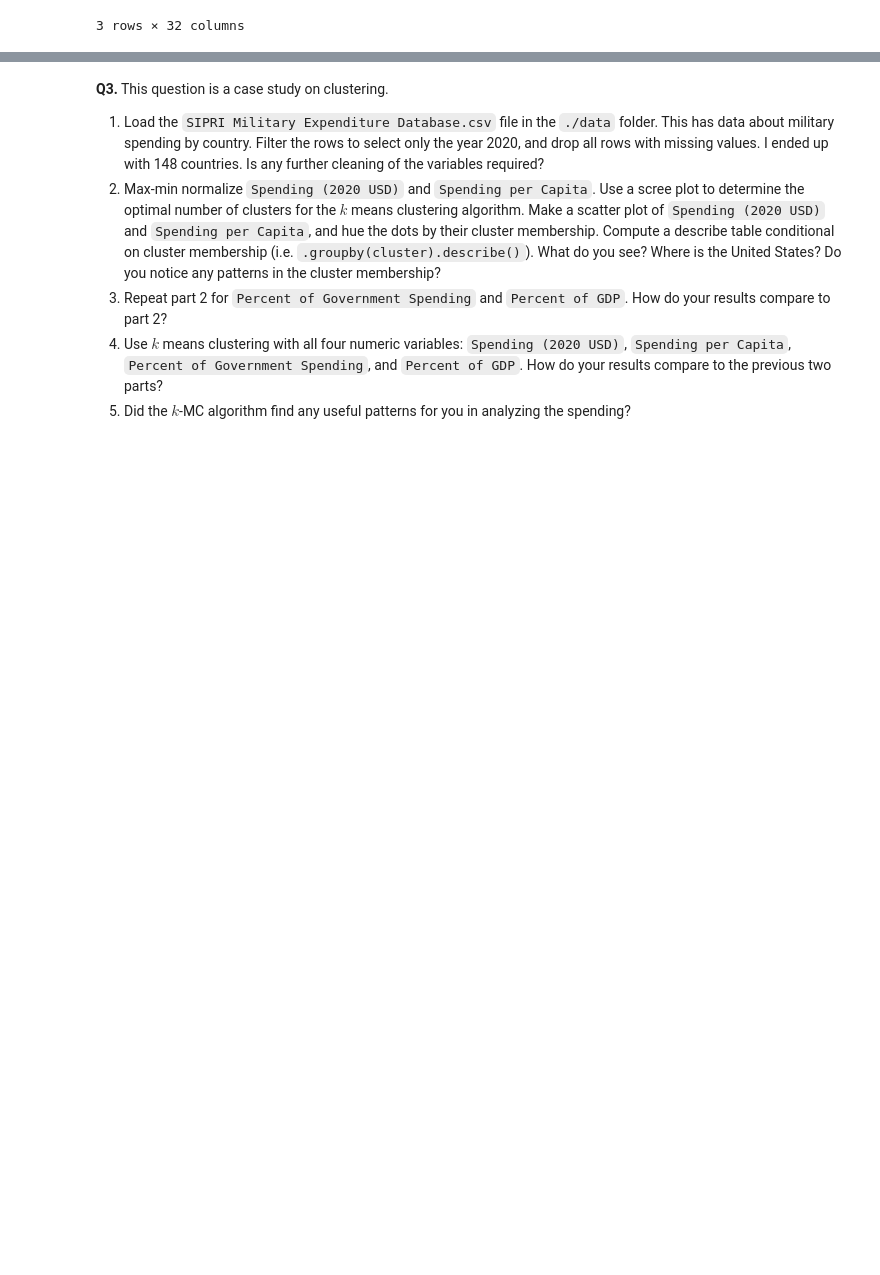
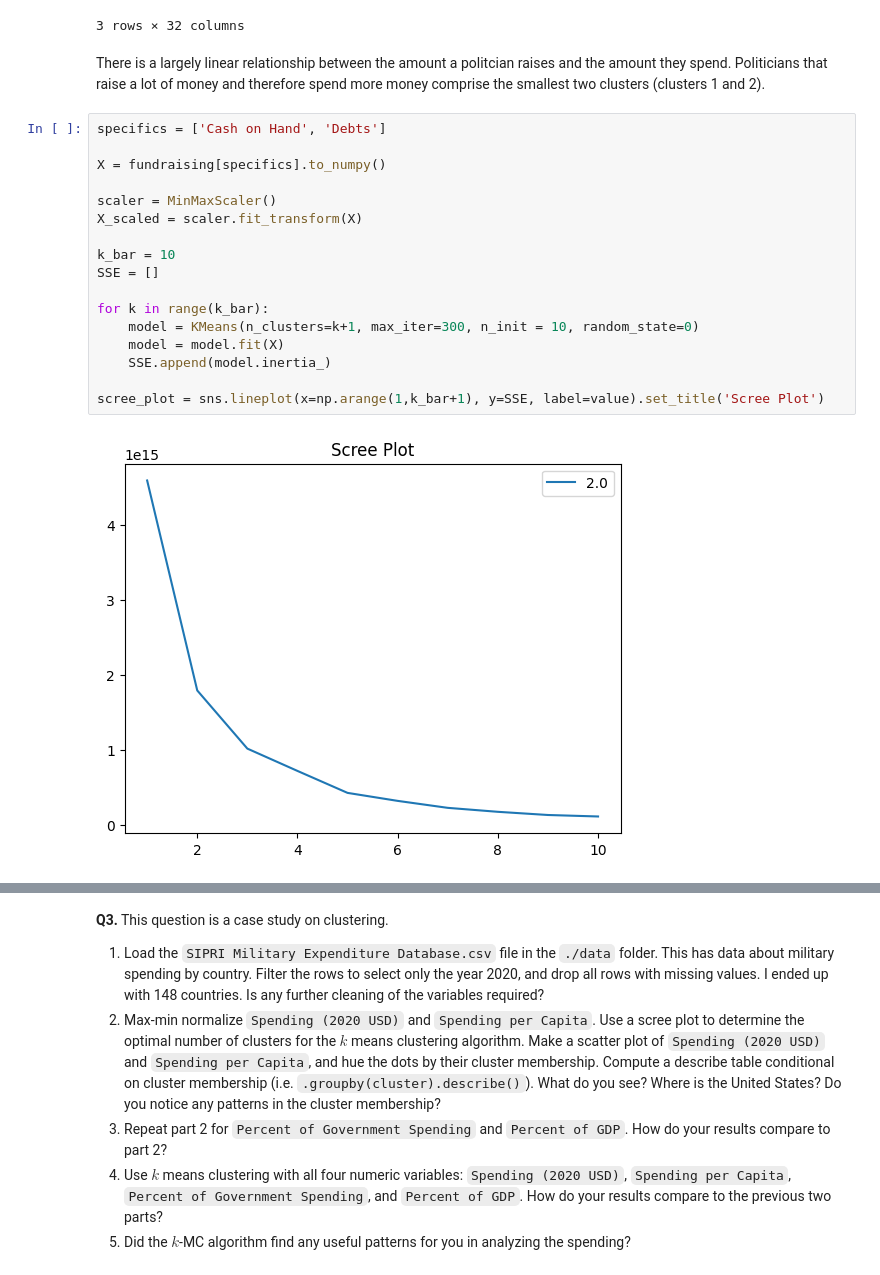
Before and after one commit to eaa3ug/clustering_assignment, a Jupyter notebook: assignment_clustering.ipynb, the cells around one changed output, grey strips where cells are left out. Saved outputs shown, nothing was run; the diff lists cells and outputs as text; blank space fills up the shorter version.

```diff
--- a/assignment_clustering.ipynb
+++ b/assignment_clustering.ipynb
@@ -182,3 +182,24 @@ fundraising.groupby("cluster").describe()
 | 1 | 3.0 | 7.480175e+07 | 1.104336e+07 | 64682883.0 | 68911884.5 | 73140886.0 | 79861177.50 | 86581469.0 | 3.0 | 6.537458e+07 | ... | ... |
 | 2 | 18.0 | 2.593003e+07 | 8.550878e+06 | 13377243.0 | 18813017.5 | 23641082.5 | 34653682.00 | 38334636.0 | 18.0 | 2.180104e+07 | ... | ... |
 3 rows × 32 columns
+# %% [markdown]
+There is a largely linear relationship between the amount a politcian raises and the amount they spend. Politicians that raise a lot of money and therefore spend more money comprise the smallest two clusters (clusters 1 and 2).
+# %%
+specifics = ['Cash on Hand', 'Debts']
+
+X = fundraising[specifics].to_numpy()
+
+scaler = MinMaxScaler()
+X_scaled = scaler.fit_transform(X)
+
+k_bar = 10
+SSE = []
+
+for k in range(k_bar):
+    model = KMeans(n_clusters=k+1, max_iter=300, n_init = 10, random_state=0)
+    model = model.fit(X)
+    SSE.append(model.inertia_)
+
+scree_plot = sns.lineplot(x=np.arange(1,k_bar+1), y=SSE, label=value).set_title('Scree Plot')
+# %% [output]
+[figure, added]
```
Also changed, not shown: parts of 3 cells of this notebook.
